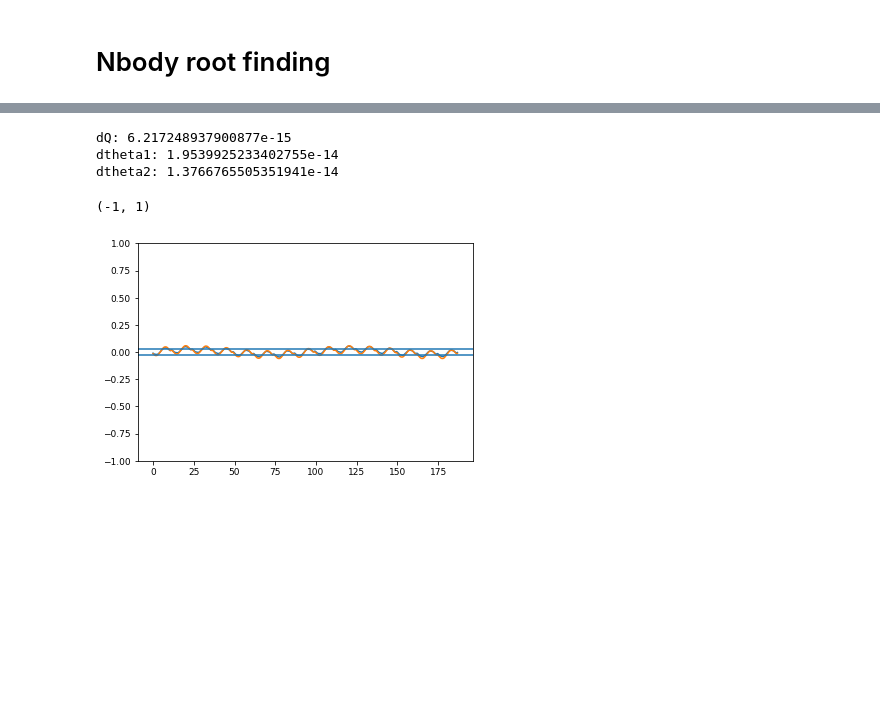
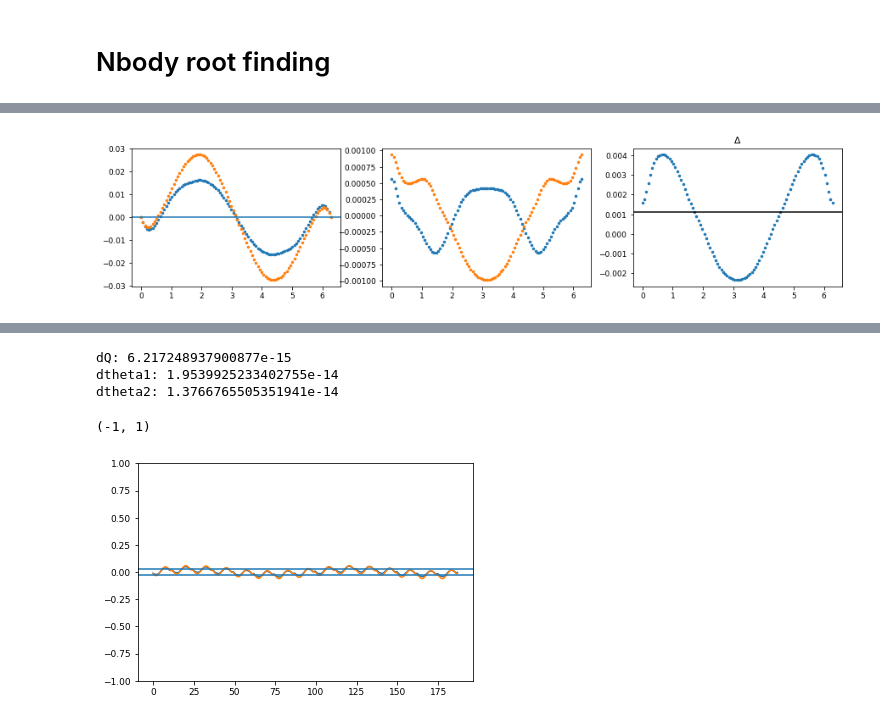
Before and after one commit to shadden/ResonantPlanetPairsRVModeling, a Jupyter notebook: jupyter_examples/Construct_ACR_Families.ipynb, the cells around one changed output, grey strips where cells are left out. Drawn from its saved outputs; the diff is of its cells as text; code cells hidden in the pictures; blank space fills up the shorter version.

```diff
--- a/jupyter_examples/Construct_ACR_Families.ipynb
+++ b/jupyter_examples/Construct_ACR_Families.ipynb
@@ -435,7 +428,7 @@ def plot_data_no_scaling(data,j,k):
         Ne2[i] = orbits[1].e
     theta1 = np.mod(theta1+k*np.pi,2*np.pi)
     theta2 = np.mod(theta2,2*np.pi)
-
+    Q = np.unwrap(Q)/k
     fig,ax = plt.subplots(1,3,figsize=(15,3))
     ax[0].plot(Q,(theta1-np.pi),'.')
     ax[0].plot(Q,(theta2-np.pi),'.')
@@ -470,0 +577,4 @@ zcorr= res_eqs.mean_to_osculating_dyvars(Qs,equilibrium)
+# %%
+plot_data_no_scaling(data,res_eqs.j,res_eqs.k)
+# %% [output]
+[figure, added]
```
Also changed, not shown: parts of 22 cells of this notebook, 3 other files.
